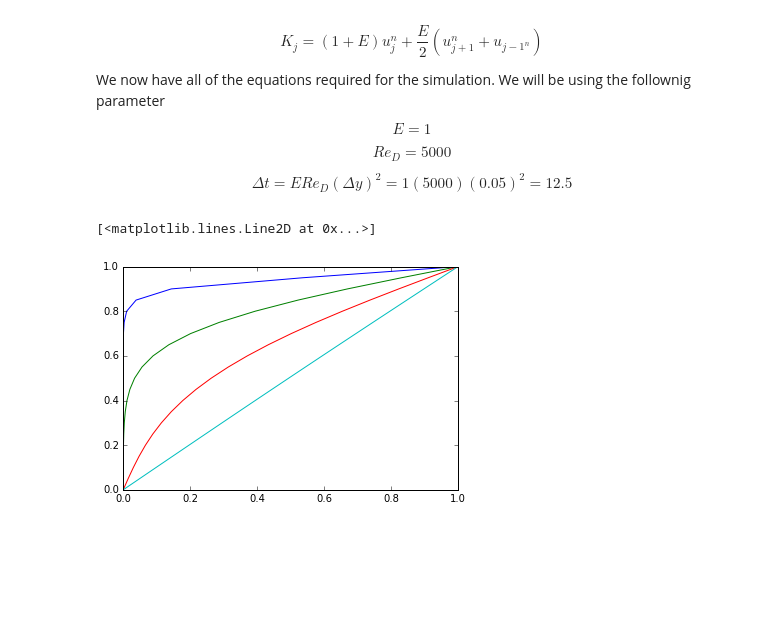
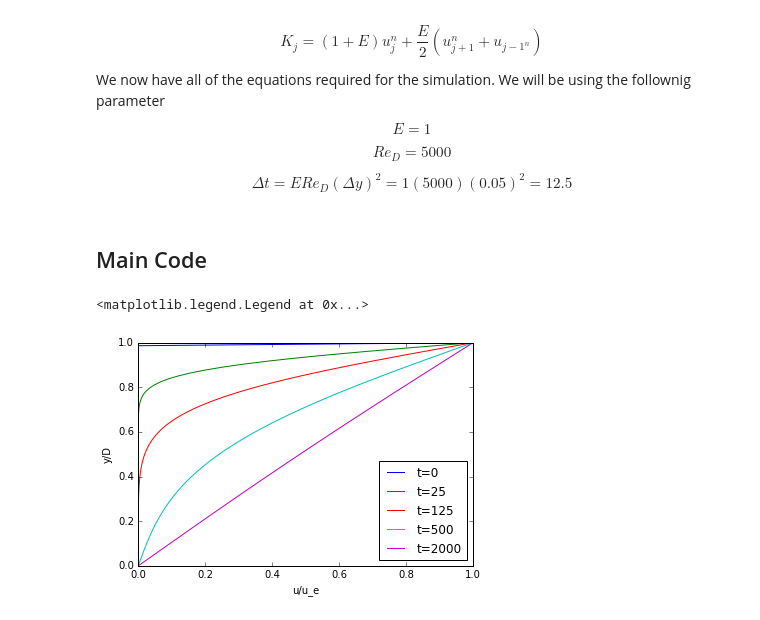
Before and after one commit to bjreddish/CFD, a Jupyter notebook: couette/CouetteFlow_CN.ipynb, the cells around one changed output. Saved outputs shown, nothing was run; the diff lists cells and outputs as text; code cells hidden in the pictures; blank space fills up the shorter version.

```diff
--- a/couette/CouetteFlow_CN.ipynb
+++ b/couette/CouetteFlow_CN.ipynb
@@ -369,10 +369,11 @@ $$E=1$$
 $$Re_D = 5000$$
 
 $$\Delta t  = E Re_D (\Delta y)^2 = 1(5000)(0.05)^2 = 12.5$$
+# %% [markdown]
+## Main Code
 # %%
 def main(iters,nodes):
     u = np.zeros([nodes,iters])
-    u[0,0] = 0
     u[nodes-1,0] = 1
     deltay = 1/(nodes-1)
     E=1
@@ -391,13 +392,17 @@ def main(iters,nodes):
         u[-1,i+1]=1
     return u
 # %%
-u =main(200,21)
+u =main(2001,75)
 # %%
 y = np.linspace(0,1,len(u[:,0]))
-plt.plot(u[:,1],y)
-plt.plot(u[:,11],y)
-plt.plot(u[:,40],y)
-plt.plot(u[:,190],y)
+plt.plot(u[:,0],y,label='t=0')
+plt.plot(u[:,25],y,label='t=25')
+plt.plot(u[:,125],y,label='t=125')
+plt.plot(u[:,500],y,label='t=500')
+plt.plot(u[:,2000],y,label='t=2000')
+plt.xlabel('u/u_e')
+plt.ylabel('y/D')
+plt.legend(loc=4)
 # %% [output]
-[<matplotlib.lines.Line2D at 0x...>]
+<matplotlib.legend.Legend at 0x...>
-[figure, old version]
+[figure, new version]
```
Also changed, not shown: parts of 2 cells of this notebook.
